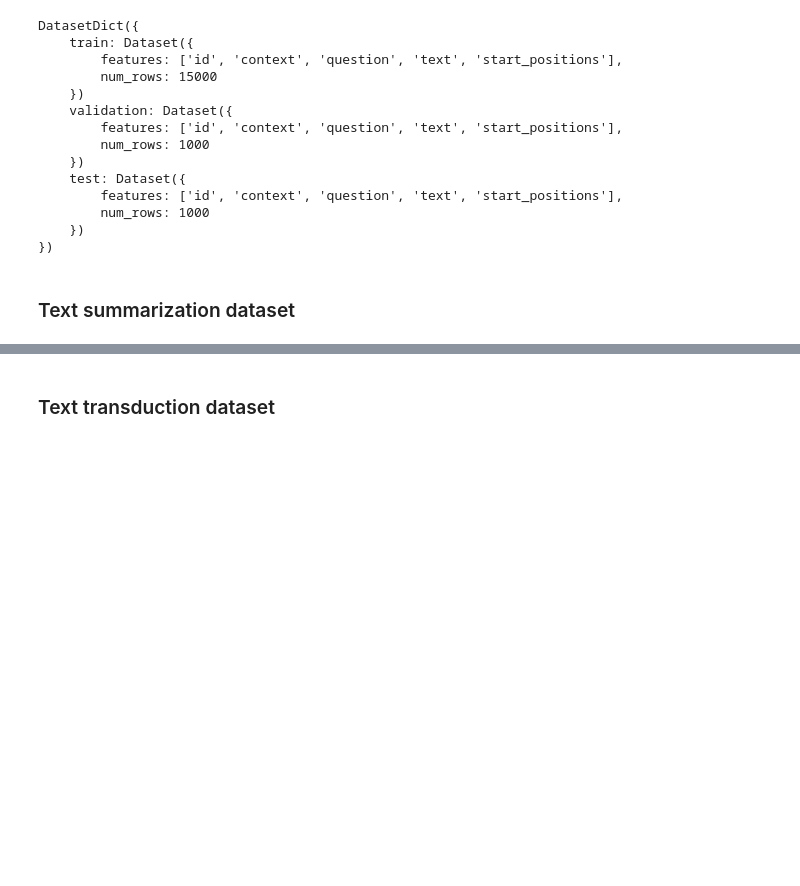
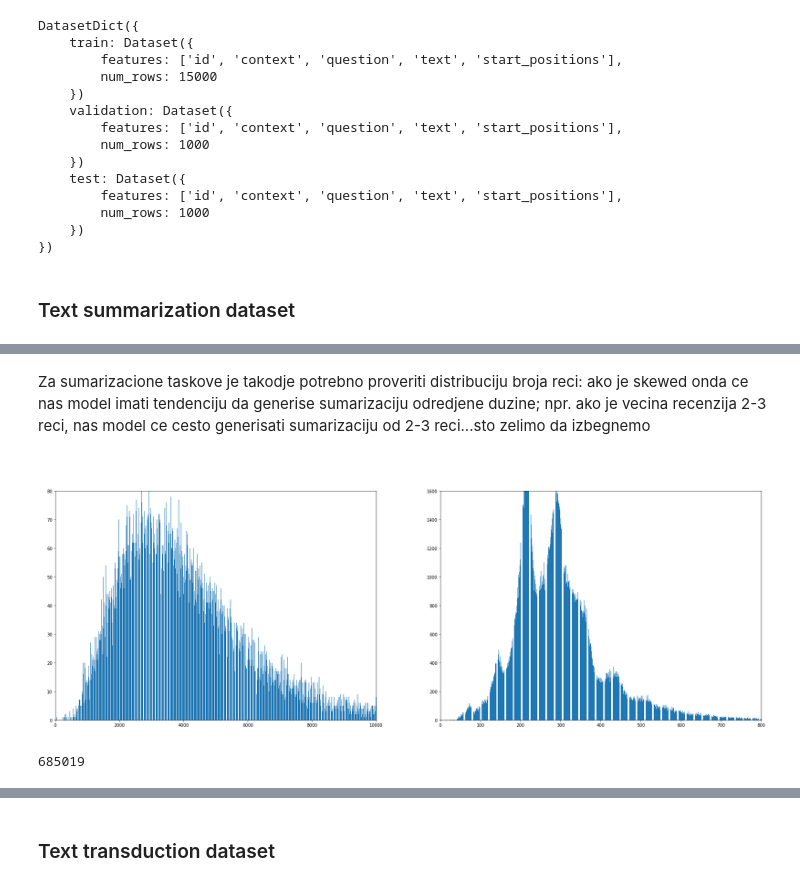
Before and after one commit to Zamachi/hugging-face-model-finetuning, a Jupyter notebook: Diplomski_projekat.ipynb, the cells around one changed output, grey strips where cells are left out. Saved outputs shown, nothing was run; the diff lists cells and outputs as text; code cells hidden in the pictures; blank space fills up the shorter version.

```diff
--- a/Diplomski_projekat.ipynb
+++ b/Diplomski_projekat.ipynb
@@ -142,0 +163,33 @@ data_text_summarization
+# %% [markdown]
+Za sumarizacione taskove je takodje potrebno proveriti distribuciju broja reci: ako je skewed onda ce nas model imati tendenciju da generise sumarizaciju odredjene duzine; npr. ako je vecina recenzija 2-3 reci, nas model ce cesto generisati sumarizaciju od 2-3 reci...sto zelimo da izbegnemo
+# %%
+test = data_text_summarization["train"].map(lambda example: {"article":list(map(lambda elem: len(elem), example["article"])),"highlights":list(map(lambda elem: len(elem), example["highlights"]))}, batched=True, remove_columns=data_text_summarization["train"].column_names)
+test.set_format("pandas")
+# %%
+articles = test['article'].value_counts().sort_index(axis=0)
+highlights = test["highlights"].value_counts().sort_index(axis=0)
+# %%
+plt.figure(figsize=(30,10))
+plt.subplot(121)
+plt.xlabel("Number of characters", color="white")
+plt.ylabel("Counts", color="white")
+plt.title("Articles", color="white")
+plt.axis([0, 10000, 0, 80])
+plt.bar(articles.index, articles.values)
+plt.subplot(122)
+plt.xlabel("Number of characters", color="white")
+plt.ylabel("Counts", color="white")
+plt.title("Highlights", color="white")
+plt.axis([0, 800, 0, 1600])
+plt.bar(highlights.index, highlights.values)
+plt.suptitle('Word distribution', color="white")
+plt.show()
+# %% [output]
+[figure, added]
+# %%
+del articles
+del highlights
+del test
+gc.collect()
+# %% [output]
+685019
```
Also changed, not shown: parts of 17 cells of this notebook.
